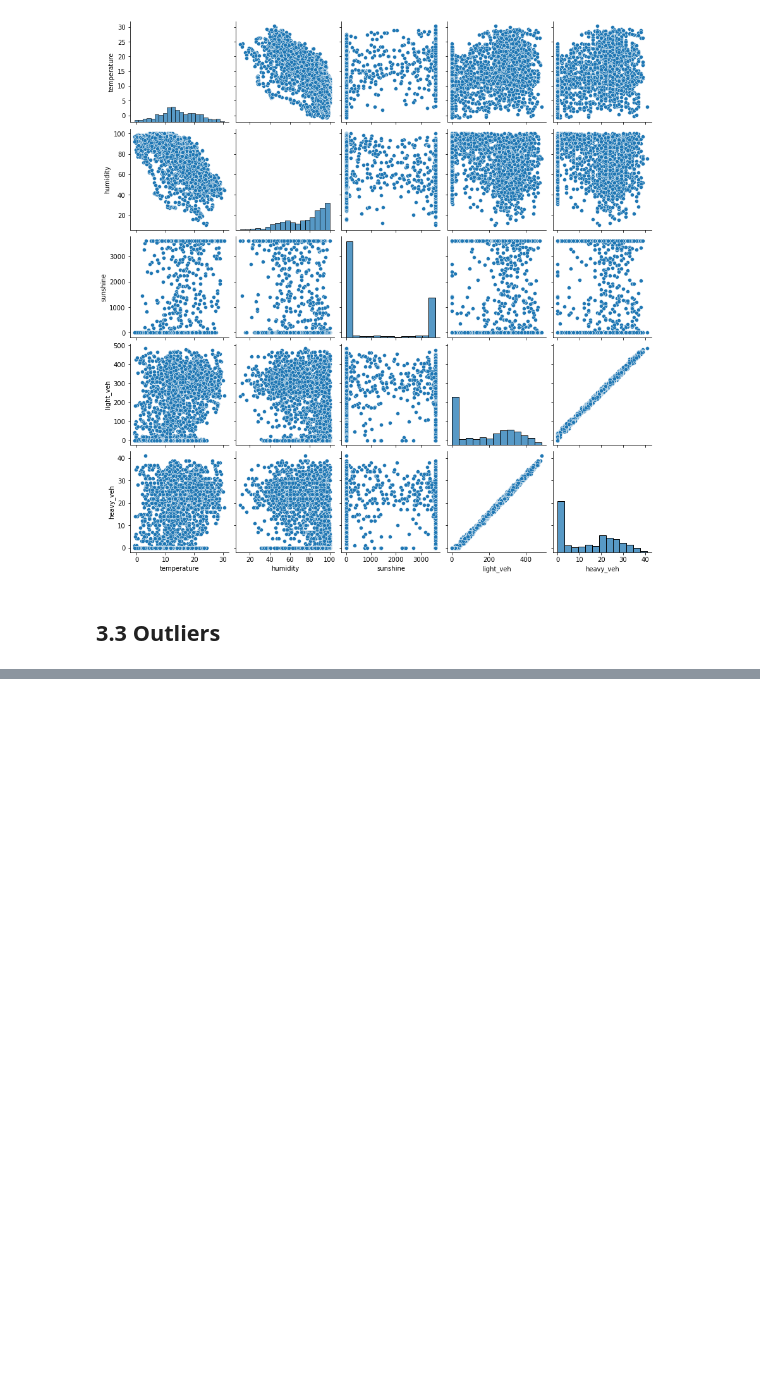
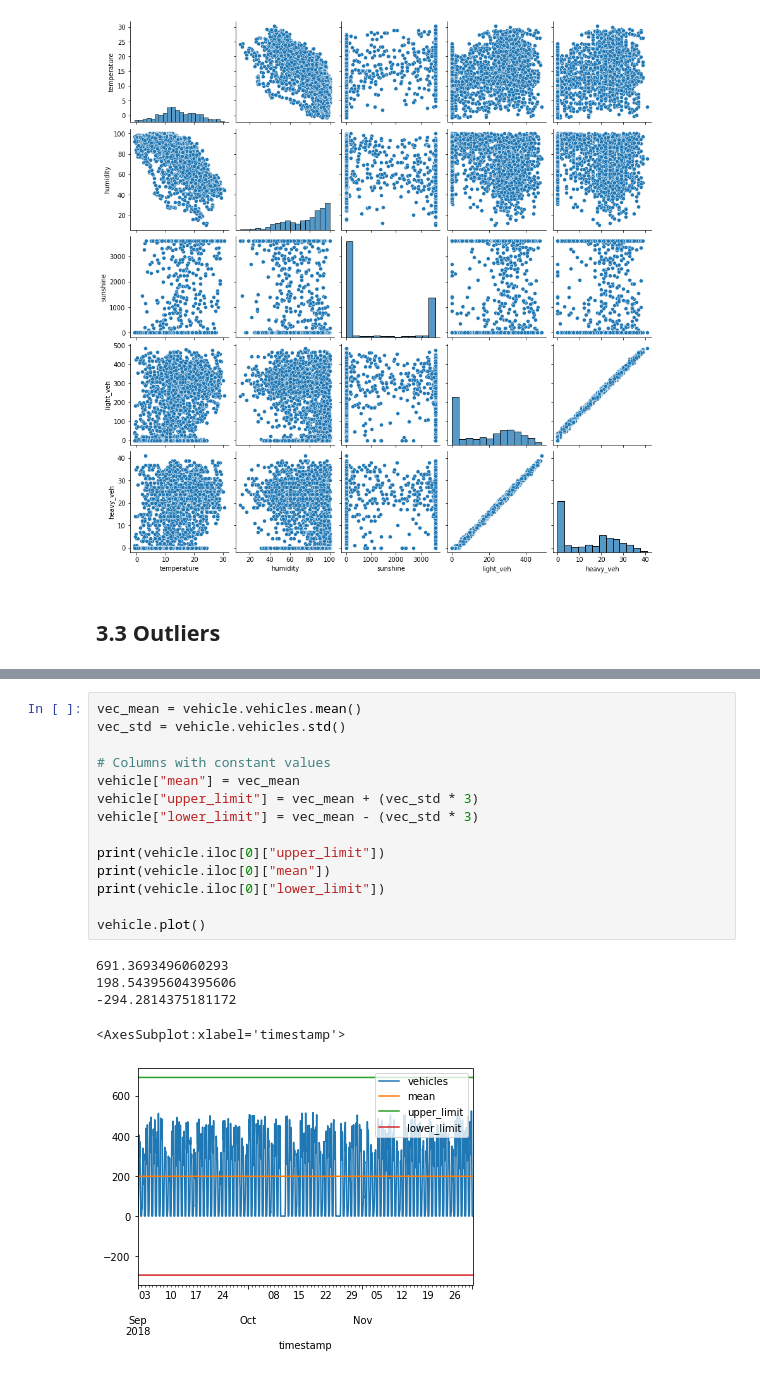
Before and after one commit to mxagar/datacamp_notes, a Jupyter notebook: Course_IoT/lab/03_Analyze_IoT_Data.ipynb, the cells around one changed output, grey strips where cells are left out. Cells and saved outputs as stored; diff of their text form; blank space fills up the shorter version.

```diff
--- a/Course_IoT/lab/03_Analyze_IoT_Data.ipynb
+++ b/Course_IoT/lab/03_Analyze_IoT_Data.ipynb
@@ -182,0 +254,20 @@ sns.pairplot(df)
+# %%
+vec_mean = vehicle.vehicles.mean()
+vec_std = vehicle.vehicles.std()
+
+# Columns with constant values
+vehicle["mean"] = vec_mean
+vehicle["upper_limit"] = vec_mean + (vec_std * 3)
+vehicle["lower_limit"] = vec_mean - (vec_std * 3)
+
+print(vehicle.iloc[0]["upper_limit"])
+print(vehicle.iloc[0]["mean"])
+print(vehicle.iloc[0]["lower_limit"])
+
+vehicle.plot()
+# %% [output]
+691.3693496060293
+198.54395604395606
+-294.2814375181172
+<AxesSubplot:xlabel='timestamp'>
+[figure, added]
```
Also changed, not shown: parts of 13 cells of this notebook, 2 other files.
